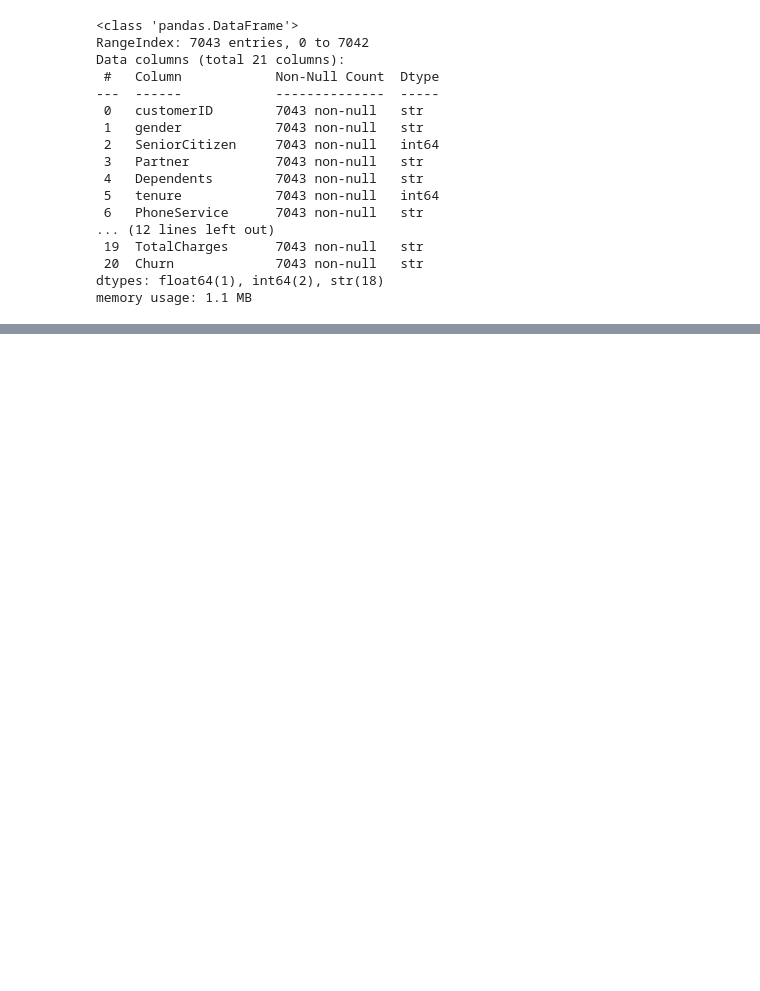
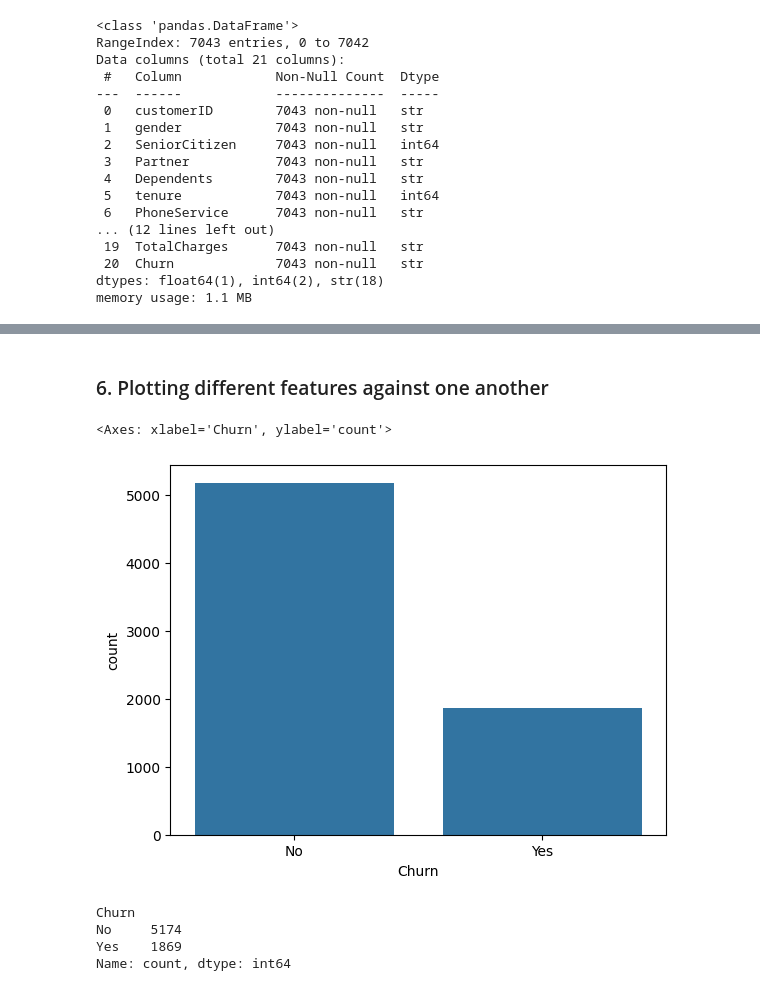
Before and after one commit to BejenaruIoanMatei/Churn-Analysis-Prediction, a Jupyter notebook: scripts/EDA.ipynb, the cells around one changed output, grey strips where cells are left out. Cells and saved outputs as stored; diff of their text form; code cells hidden in the pictures; blank space fills up the shorter version.

```diff
--- a/scripts/EDA.ipynb
+++ b/scripts/EDA.ipynb
@@ -55,0 +213,14 @@ df.head(n=3)
+# %% [markdown]
+### 6. Plotting different features against one another
+# %%
+sns.countplot(x='Churn', data=df)
+# %% [output]
+<Axes: xlabel='Churn', ylabel='count'>
+[figure, added]
+# %%
+df['Churn'].value_counts()
+# %% [output]
+Churn
+No     5174
+Yes    1869
+Name: count, dtype: int64
```
Also changed, not shown: parts of 67 cells of this notebook, 2 other files.
